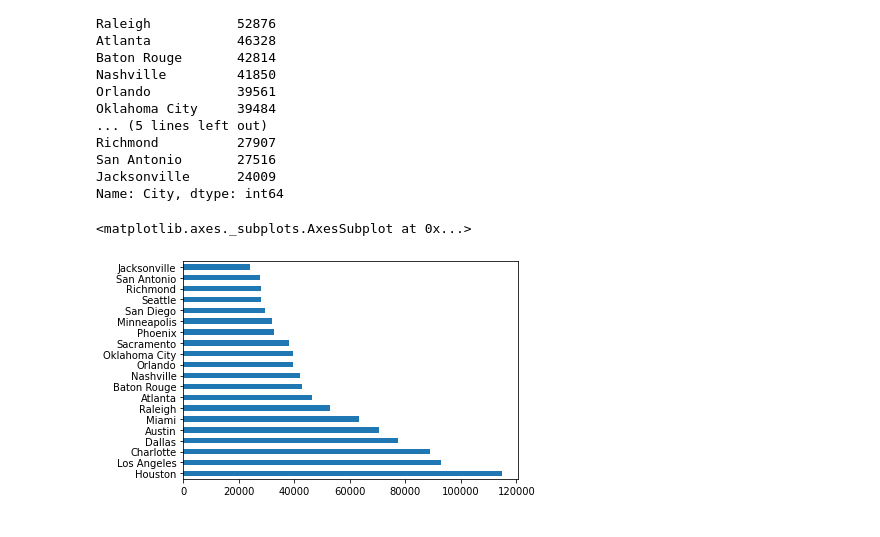
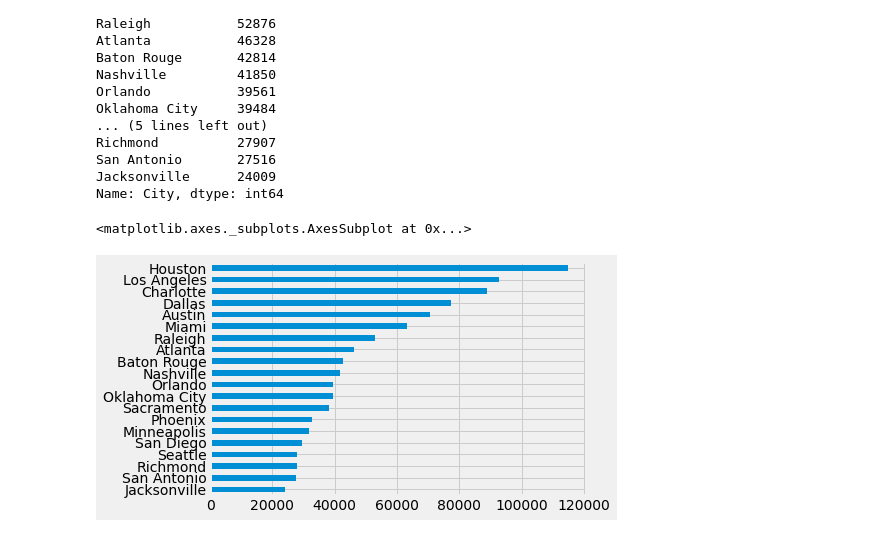
Before and after one commit to maegop/Exploratory-Data-Analysis-for-US-Accidents, a Jupyter notebook: EDA_US_Accidents.ipynb, the cells around one changed output. Cells and saved outputs as stored; diff of their text form; code cells hidden in the pictures.

Commit message:
Analysis and Visualization

```diff
--- a/EDA_US_Accidents.ipynb
+++ b/EDA_US_Accidents.ipynb
@@ -159,0 +159,20 @@ missing_percentages[missing_percentages > 0].plot(kind='bar')
+# %%
+#missing_percentages[missing_percentages > 0].plot(kind='bar')
+import numpy as np
+import matplotlib.pyplot as plt
+
+plt.style.use('fivethirtyeight')
+missing_df = df.isnull().sum(axis=0).reset_index()
+missing_df.columns = ['column_name','missing_count']
+missing_df = missing_df.loc[missing_df['missing_count']>0]
+missing_df = missing_df.sort_values(by='missing_count')
+
+ind = np.arange(missing_df.shape[0])
+width = 0.5
+fig,ax = plt.subplots(figsize=(12,10))
+rects = ax.barh(ind,missing_df.missing_count.values,color='green')
+ax.set_yticks(ind)
+ax.set_yticklabels(missing_df.column_name.values, rotation='horizontal')
+ax.set_xlabel("Count of missing values")
+ax.set_title("Number of missing values in each column")
+plt.show()
@@ -210,7 +231,7 @@ San Antonio       27516
 Jacksonville      24009
 Name: City, dtype: int64
 # %%
-cities_by_accident[:20].plot(kind='barh')
+cities_by_accident[:20].sort_values(ascending=True).plot(kind='barh')
 # %% [output]
 <matplotlib.axes._subplots.AxesSubplot at 0x...>
-[figure, old version]
+[figure, new version]
```
Also changed, not shown: parts of 21 cells of this notebook.
